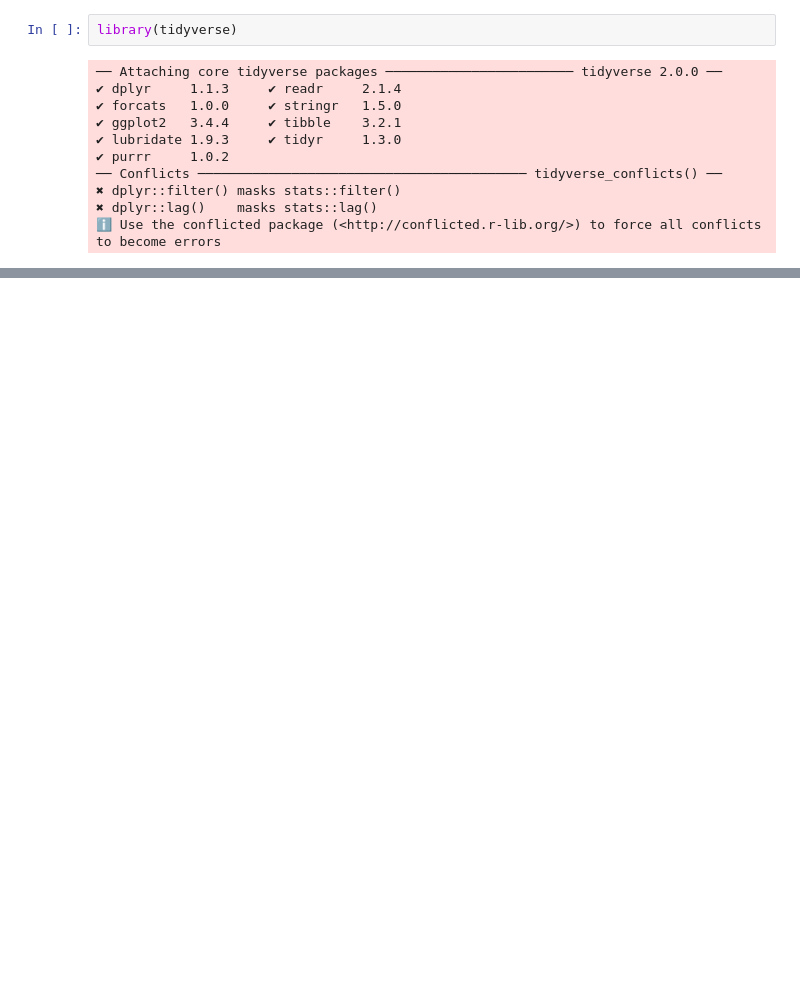
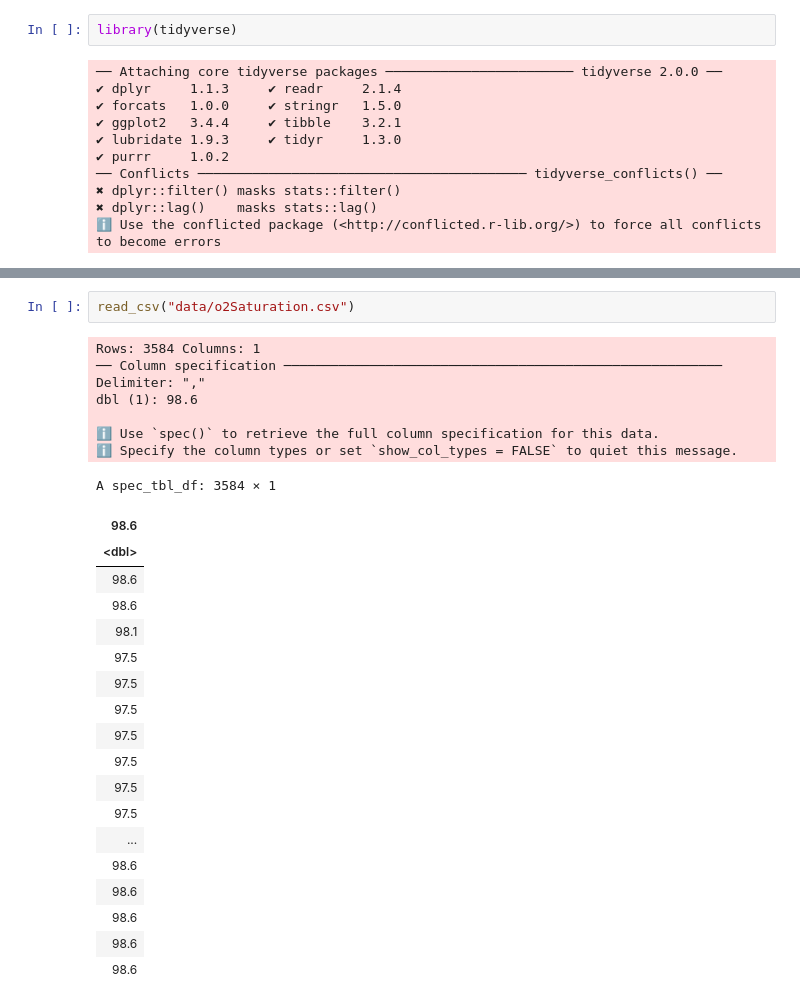
Before and after one commit to LightAwesome/apartment_rent_analysis, a Jupyter notebook: test file.ipynb, the cells around one changed output, grey strips where cells are left out. Drawn from its saved outputs; the diff is of its cells as text; blank space fills up the shorter version.

```diff
--- a/test file.ipynb
+++ b/test file.ipynb
@@ -13,0 +43,29 @@ library(tidyverse)
+# %%
+read_csv("data/o2Saturation.csv")
+# %% [output]
+Rows: 3584 Columns: 1
+── Column specification ────────────────────────────────────────────────────────
+Delimiter: ","
+dbl (1): 98.6
+
+ℹ Use `spec()` to retrieve the full column specification for this data.
+ℹ Specify the column types or set `show_col_types = FALSE` to quiet this message.
+A spec_tbl_df: 3584 × 1
+| 98.6 |
+| <dbl> |
+| 98.6 |
+| 98.6 |
+| 98.1 |
+| 97.5 |
+| 97.5 |
+| 97.5 |
+| 97.5 |
+| 97.5 |
+| 97.5 |
+| 97.5 |
+| ... |
+| 98.6 |
+| 98.6 |
+| 98.6 |
+| 98.6 |
+| 98.6 |
```
Also changed, not shown: parts of 1 cell of this notebook.
